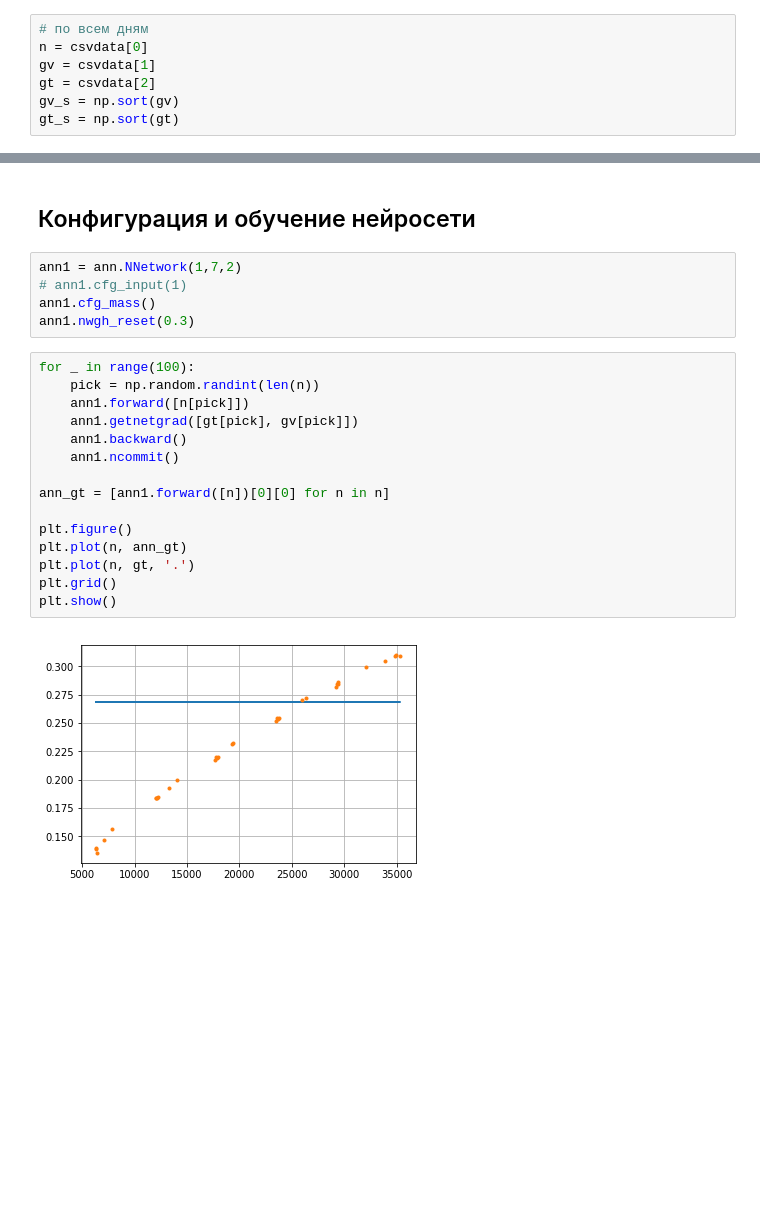
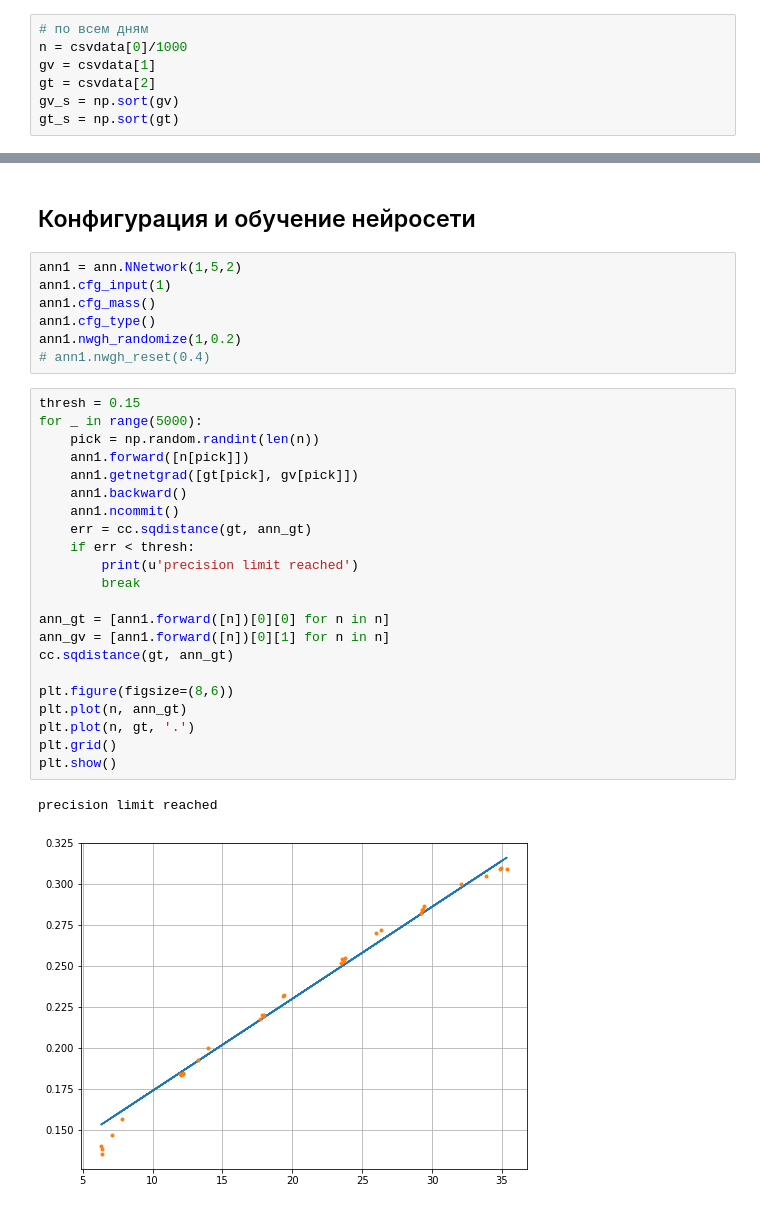
Before and after one commit to ateplovoz/ANN, a Jupyter notebook: ANN_vector_GitVersion.ipynb, the cells around one changed output, grey strips where cells are left out. Cells and saved outputs as stored; diff of their text form; blank space fills up the shorter version.

Commit message:
Added testbook, NNetwork is not working on set of points (wtf)

```diff
--- a/ANN_vector_GitVersion.ipynb
+++ b/ANN_vector_GitVersion.ipynb
@@ -28,7 +28,7 @@ csvdata = np.array(csvdata, dtype=float)
 ## Представление данных
 # %%
 # по всем дням
-n = csvdata[0]
+n = csvdata[0]/1000
 gv = csvdata[1]
 gt = csvdata[2]
 gv_s = np.sort(gv)
@@ -80,24 +80,34 @@ plt.show()
 # %% [markdown]
 ## Конфигурация и обучение нейросети
 # %%
-ann1 = ann.NNetwork(1,7,2)
-# ann1.cfg_input(1)
+ann1 = ann.NNetwork(1,5,2)
+ann1.cfg_input(1)
 ann1.cfg_mass()
-ann1.nwgh_reset(0.3)
+ann1.cfg_type()
+ann1.nwgh_randomize(1,0.2)
+# ann1.nwgh_reset(0.4)
 # %%
-for _ in range(100):
+thresh = 0.15
+for _ in range(5000):
     pick = np.random.randint(len(n))
     ann1.forward([n[pick]])
     ann1.getnetgrad([gt[pick], gv[pick]])
     ann1.backward()
     ann1.ncommit()
+    err = cc.sqdistance(gt, ann_gt)
+    if err < thresh:
+        print(u'precision limit reached')
+        break
 
 ann_gt = [ann1.forward([n])[0][0] for n in n]
+ann_gv = [ann1.forward([n])[0][1] for n in n]
+cc.sqdistance(gt, ann_gt)
 
-plt.figure()
+plt.figure(figsize=(8,6))
 plt.plot(n, ann_gt)
 plt.plot(n, gt, '.')
 plt.grid()
 plt.show()
 # %% [output]
+precision limit reached
-[figure, old version]
+[figure, new version]
```
Also changed, not shown: parts of 14 cells of this notebook, 2 other files.
